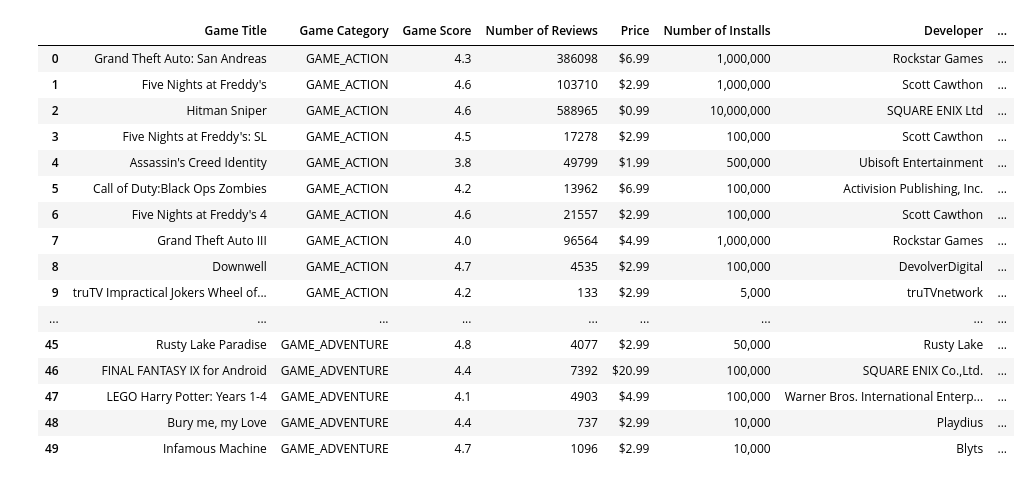
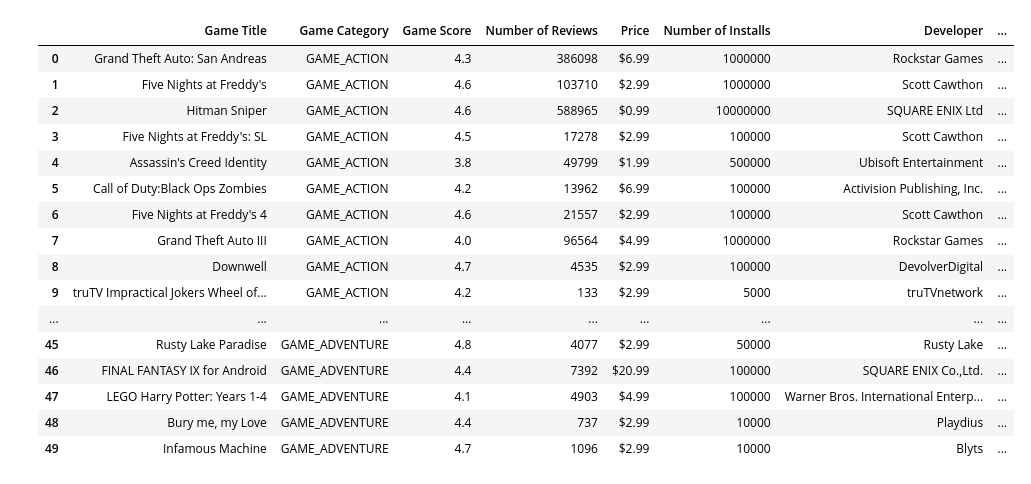
Before and after one commit to EmmanuelFabre/Play_Store_Analysis, a Jupyter notebook: Master Data Frame.ipynb, the cells around one changed output. Saved outputs shown, nothing was run; the diff lists cells and outputs as text; code cells hidden in the pictures.

```diff
--- a/Master Data Frame.ipynb
+++ b/Master Data Frame.ipynb
@@ -15,7 +15,8 @@ categories = ["GAME_ACTION", "GAME_ADVENTURE",
               "GAME_MUSIC",  "GAME_PUZZLE",
               "GAME_RACING", "GAME_ROLE_PLAYING",
               "GAME_SIMULATION", "GAME_SPORTS",
-              "GAME_STRATEGY", "GAME_TRIVIA"]
+              "GAME_STRATEGY", "GAME_TRIVIA",
+              "GAME_WORD"]
 
 game_category = []
 game_list = []
@@ -30,6 +31,9 @@ for x in categories:
         game_category.append(x)
         game_list.append(game_info)
         print(f'{j}. Getting the Game ID for {title}.')
+print(f' --')
+print(f'All done! The loop collected a total of {len(game_list)} game titles.')
+print(f' --')
 # %% [output]
  --
    *** Getting information for games in the GAME_ACTION category. ***
@@ -127,0 +121,5 @@ games_df.head(20)
+# %%
+games_df['Number of Installs'] = games_df['Number of Installs'].str.replace('+', '')
+games_df['Number of Installs'] = games_df['Number of Installs'].str.replace(',', '')
+games_df['Number of Installs'] = pd.to_numeric(games_df['Number of Installs'], errors='coerce')
+games_df.head(50)
@@ -128,21 +164,22 @@ games_df.head(20)
 # %%
-games_df['Number of Installs'] = games_df['Number of Installs'].str.replace('+', '')
+games_df['Number of Installs'] = games_df['Number of Installs'].str.replace(',', '')
+games_df['Number of Installs'] = pd.to_numeric(games_df['Number of Installs'], errors='coerce')
 games_df.head(50)
 # %% [output]
 |  | Game Title | Game Category | Game Score | Number of Reviews | Price | Number of Installs | Developer | ... |
-| 0 | Grand Theft Auto: San Andreas | GAME_ACTION | 4.3 | 386098 | $6.99 | 1,000,000 | Rockstar Games | ... |
-| 1 | Five Nights at Freddy's | GAME_ACTION | 4.6 | 103710 | $2.99 | 1,000,000 | Scott Cawthon | ... |
-| 2 | Hitman Sniper | GAME_ACTION | 4.6 | 588965 | $0.99 | 10,000,000 | SQUARE ENIX Ltd | ... |
-| 3 | Five Nights at Freddy's: SL | GAME_ACTION | 4.5 | 17278 | $2.99 | 100,000 | Scott Cawthon | ... |
-| 4 | Assassin's Creed Identity | GAME_ACTION | 3.8 | 49799 | $1.99 | 500,000 | Ubisoft Entertainment | ... |
-| 5 | Call of Duty:Black Ops Zombies | GAME_ACTION | 4.2 | 13962 | $6.99 | 100,000 | Activision Publishing, Inc. | ... |
-| 6 | Five Nights at Freddy's 4 | GAME_ACTION | 4.6 | 21557 | $2.99 | 100,000 | Scott Cawthon | ... |
-| 7 | Grand Theft Auto III | GAME_ACTION | 4.0 | 96564 | $4.99 | 1,000,000 | Rockstar Games | ... |
-| 8 | Downwell | GAME_ACTION | 4.7 | 4535 | $2.99 | 100,000 | DevolverDigital | ... |
-| 9 | truTV Impractical Jokers Wheel of... | GAME_ACTION | 4.2 | 133 | $2.99 | 5,000 | truTVnetwork | ... |
+| 0 | Grand Theft Auto: San Andreas | GAME_ACTION | 4.3 | 386098 | $6.99 | 1000000 | Rockstar Games | ... |
+| 1 | Five Nights at Freddy's | GAME_ACTION | 4.6 | 103710 | $2.99 | 1000000 | Scott Cawthon | ... |
+| 2 | Hitman Sniper | GAME_ACTION | 4.6 | 588965 | $0.99 | 10000000 | SQUARE ENIX Ltd | ... |
+| 3 | Five Nights at Freddy's: SL | GAME_ACTION | 4.5 | 17278 | $2.99 | 100000 | Scott Cawthon | ... |
+| 4 | Assassin's Creed Identity | GAME_ACTION | 3.8 | 49799 | $1.99 | 500000 | Ubisoft Entertainment | ... |
+| 5 | Call of Duty:Black Ops Zombies | GAME_ACTION | 4.2 | 13962 | $6.99 | 100000 | Activision Publishing, Inc. | ... |
+| 6 | Five Nights at Freddy's 4 | GAME_ACTION | 4.6 | 21557 | $2.99 | 100000 | Scott Cawthon | ... |
+| 7 | Grand Theft Auto III | GAME_ACTION | 4.0 | 96564 | $4.99 | 1000000 | Rockstar Games | ... |
+| 8 | Downwell | GAME_ACTION | 4.7 | 4535 | $2.99 | 100000 | DevolverDigital | ... |
+| 9 | truTV Impractical Jokers Wheel of... | GAME_ACTION | 4.2 | 133 | $2.99 | 5000 | truTVnetwork | ... |
 | ... | ... | ... | ... | ... | ... | ... | ... | ... |
-| 45 | Rusty Lake Paradise | GAME_ADVENTURE | 4.8 | 4077 | $2.99 | 50,000 | Rusty Lake | ... |
-| 46 | FINAL FANTASY IX for Android | GAME_ADVENTURE | 4.4 | 7392 | $20.99 | 100,000 | SQUARE ENIX Co.,Ltd. | ... |
-| 47 | LEGO Harry Potter: Years 1-4 | GAME_ADVENTURE | 4.1 | 4903 | $4.99 | 100,000 | Warner Bros. International Enterp... | ... |
-| 48 | Bury me, my Love | GAME_ADVENTURE | 4.4 | 737 | $2.99 | 10,000 | Playdius | ... |
-| 49 | Infamous Machine | GAME_ADVENTURE | 4.7 | 1096 | $2.99 | 10,000 | Blyts | ... |
+| 45 | Rusty Lake Paradise | GAME_ADVENTURE | 4.8 | 4077 | $2.99 | 50000 | Rusty Lake | ... |
+| 46 | FINAL FANTASY IX for Android | GAME_ADVENTURE | 4.4 | 7392 | $20.99 | 100000 | SQUARE ENIX Co.,Ltd. | ... |
+| 47 | LEGO Harry Potter: Years 1-4 | GAME_ADVENTURE | 4.1 | 4903 | $4.99 | 100000 | Warner Bros. International Enterp... | ... |
+| 48 | Bury me, my Love | GAME_ADVENTURE | 4.4 | 737 | $2.99 | 10000 | Playdius | ... |
+| 49 | Infamous Machine | GAME_ADVENTURE | 4.7 | 1096 | $2.99 | 10000 | Blyts | ... |
```
Also changed, not shown: parts of 8 cells of this notebook.
